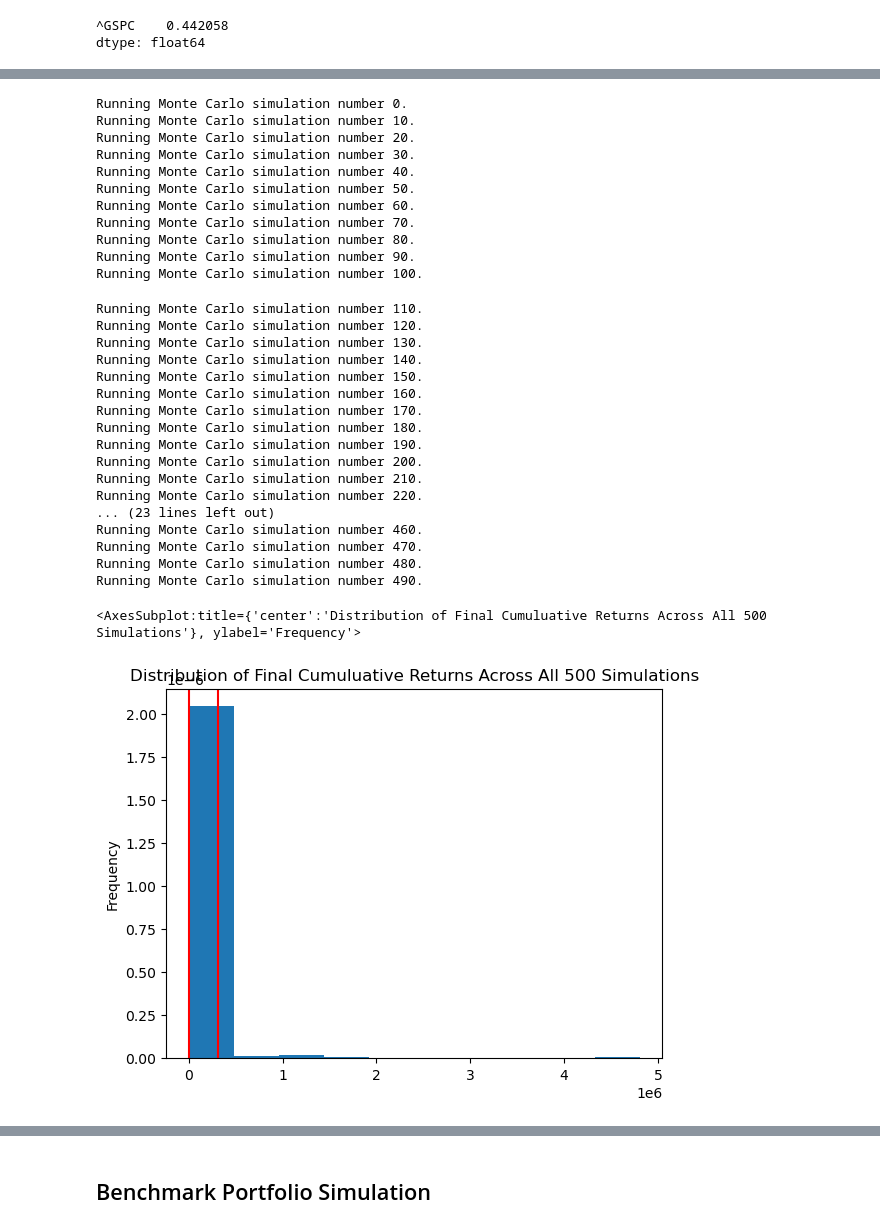
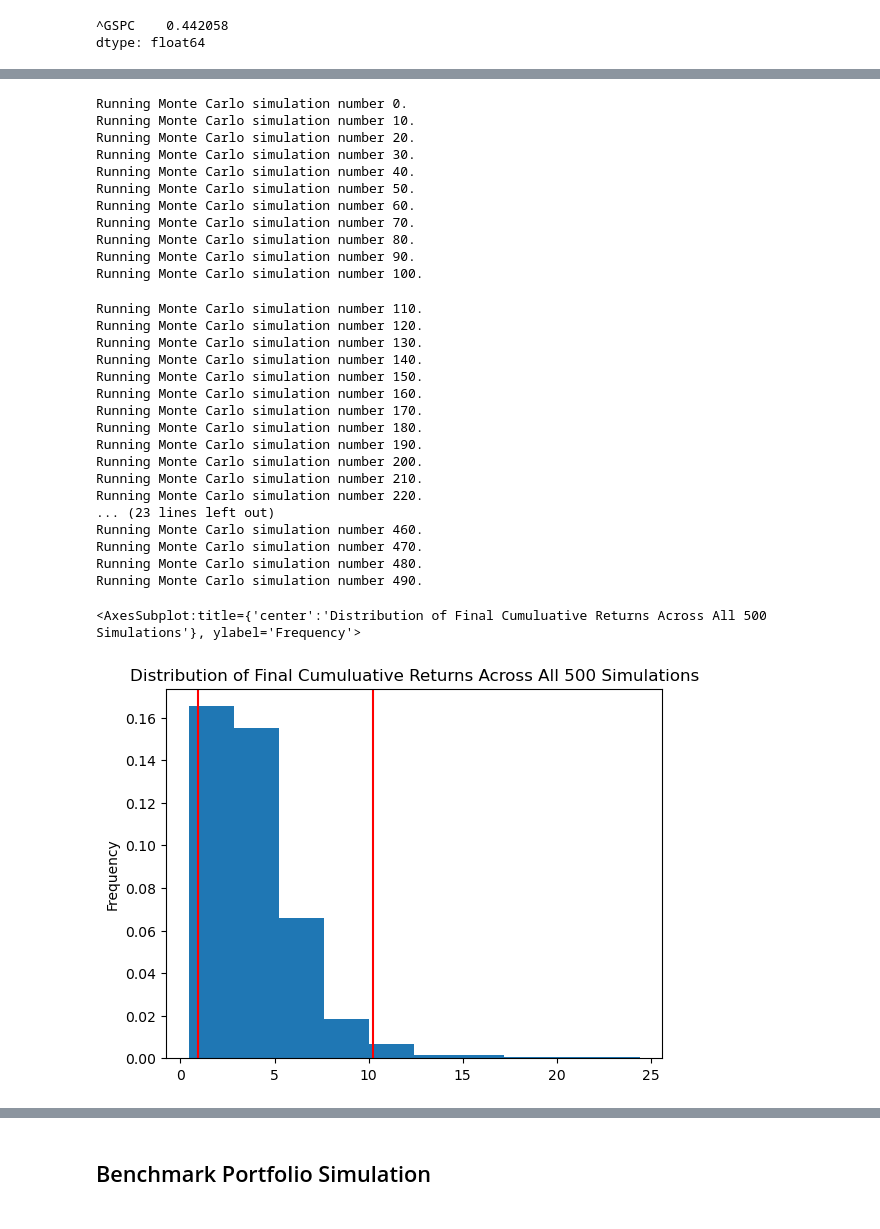
Before and after one commit to reiccv/Project_1_Portfolio_Analysis, a Jupyter notebook: Portfolio_Analysis_Tech_vs_Consumer.ipynb, the cells around one changed output, grey strips where cells are left out. Drawn from its saved outputs; the diff is of its cells as text; code cells hidden in the pictures.

```diff
--- a/Portfolio_Analysis_Tech_vs_Consumer.ipynb
+++ b/Portfolio_Analysis_Tech_vs_Consumer.ipynb
@@ -538,5 +540,4 @@ dtype: float64
 # %%
-## Portfolio Asset Allocation:
 
 load_dotenv()
 
@@ -551,14 +552,12 @@ alpaca = tradeapi.REST(
     api_version = "v2"
 )
 
-tickers = ["AGG","AMZN", "GOOGL", "AAPL", "MSFT", "NVDA"]
+tickers = ["AGG","VGT"]
 
 timeframe = "1DAY"
 
-##Use more conservative timeframe...
-
 start_date = pd.Timestamp("2013-01-01", tz="America/New_York").isoformat()
-end_date = pd.Timestamp("2017-01-01", tz="America/New_York").isoformat()
+end_date = pd.Timestamp("2023-01-01", tz="America/New_York").isoformat()
 
 tech_portfolio = alpaca.get_bars(
     tickers,
@@ -569,17 +568,9 @@ tech_portfolio = alpaca.get_bars(
 
 AGG = tech_portfolio[tech_portfolio['symbol']=='AGG'].drop('symbol', axis=1)
 
-AMZN = tech_portfolio[tech_portfolio['symbol']=='AMZN'].drop('symbol', axis=1)
+VGT = tech_portfolio[tech_portfolio['symbol']=='VGT'].drop('symbol', axis=1)
 
-GOOGL = tech_portfolio[tech_portfolio['symbol']=='GOOGL'].drop('symbol', axis=1)
-
-AAPL = tech_portfolio[tech_portfolio['symbol']=='AAPL'].drop('symbol', axis=1)
-
-MSFT = tech_portfolio[tech_portfolio['symbol']=='MSFT'].drop('symbol', axis=1)
-
-NVDA = tech_portfolio[tech_portfolio['symbol']=='NVDA'].drop('symbol', axis=1)
-
-tech_portfolio = pd.concat([AGG,AMZN,GOOGL,AAPL,MSFT,NVDA],axis=1, keys=['AGG','AMZN','GOOGL','AAPL','MSFT','NVDA'])
+tech_portfolio = pd.concat([AGG,VGT],axis=1, keys=['AGG','VGT'])
 
 tech_portfolio.head()
 # %% [output]
@@ -736,7 +717,7 @@ consumer_portfolio.head()
 # %%
 MC_10year_consumer = MCSimulation(
     portfolio_data = tech_portfolio,
-    weights = [.20,.16,.16,.16,.16,.16],
+    weights = [.20,.80],
     num_simulation = 500,
     num_trading_days = 252*10)
 
@@ -746,34 +727,34 @@ MC_10year_consumer.plot_distribution()
 # %% [output]
 Running Monte Carlo simulation number 0.
 Running Monte Carlo simulation number 10.
 Running Monte Carlo simulation number 20.
 Running Monte Carlo simulation number 30.
 Running Monte Carlo simulation number 40.
 Running Monte Carlo simulation number 50.
 Running Monte Carlo simulation number 60.
 Running Monte Carlo simulation number 70.
 Running Monte Carlo simulation number 80.
 Running Monte Carlo simulation number 90.
 Running Monte Carlo simulation number 100.
 Running Monte Carlo simulation number 110.
 Running Monte Carlo simulation number 120.
 Running Monte Carlo simulation number 130.
 Running Monte Carlo simulation number 140.
 Running Monte Carlo simulation number 150.
 Running Monte Carlo simulation number 160.
 Running Monte Carlo simulation number 170.
 Running Monte Carlo simulation number 180.
 Running Monte Carlo simulation number 190.
 Running Monte Carlo simulation number 200.
 Running Monte Carlo simulation number 210.
 Running Monte Carlo simulation number 220.
 ... (23 lines left out)
 Running Monte Carlo simulation number 460.
 Running Monte Carlo simulation number 470.
 Running Monte Carlo simulation number 480.
 Running Monte Carlo simulation number 490.
 <AxesSubplot:title={'center':'Distribution of Final Cumuluative Returns Across All 500 Simulations'}, ylabel='Frequency'>
-[figure, old version]
+[figure, new version]
 # %%
 MC_10year_consumer_summary_statistics = MC_10year_consumer.summarize_cumulative_return()
 
```
Also changed, not shown: parts of 14 cells of this notebook.
